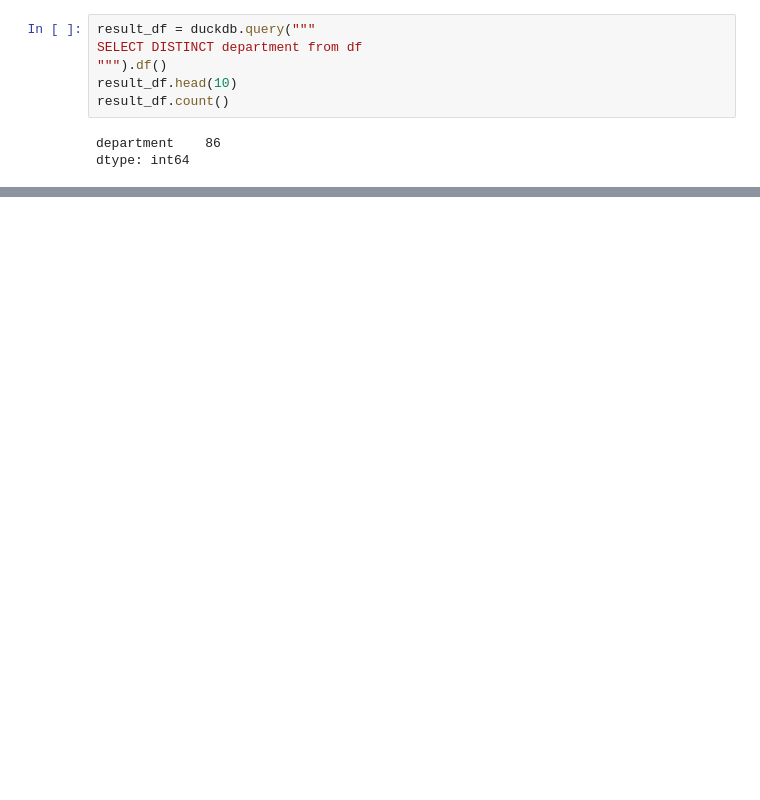
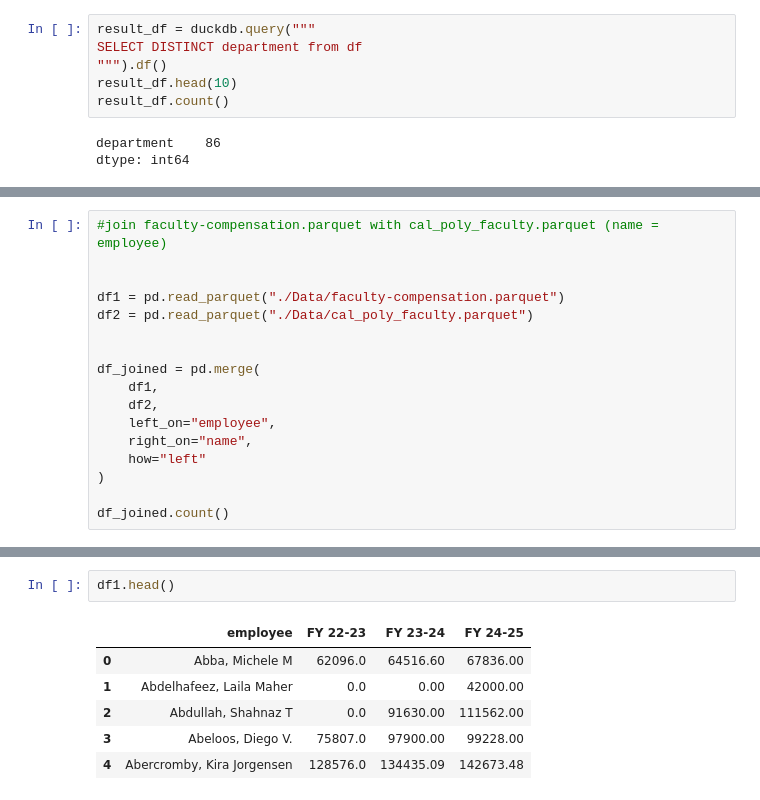
Before and after one commit to CSC4693-Fall-2026/CSC4693, a Jupyter notebook: Faculty/initial_exploration.ipynb, the cells around one changed output, grey strips where cells are left out. Saved outputs shown, nothing was run; the diff lists cells and outputs as text; blank space fills up the shorter version.

```diff
--- a/Faculty/initial_exploration.ipynb
+++ b/Faculty/initial_exploration.ipynb
@@ -135,0 +180,17 @@ dtype: int64
+# %%
+#join faculty-compensation.parquet with cal_poly_faculty.parquet (name = employee)
+
+
+df1 = pd.read_parquet("./Data/faculty-compensation.parquet")
+df2 = pd.read_parquet("./Data/cal_poly_faculty.parquet")
+
+
+df_joined = pd.merge(
+    df1,
+    df2,
+    left_on="employee",
+    right_on="name",
+    how="left"
+)
+
+df_joined.count()
@@ -135,0 +214,9 @@ dtype: int64
+# %%
+df1.head()
+# %% [output]
+|  | employee | FY 22-23 | FY 23-24 | FY 24-25 |
+| 0 | Abba, Michele M | 62096.0 | 64516.60 | 67836.00 |
+| 1 | Abdelhafeez, Laila Maher | 0.0 | 0.00 | 42000.00 |
+| 2 | Abdullah, Shahnaz T | 0.0 | 91630.00 | 111562.00 |
+| 3 | Abeloos, Diego V. | 75807.0 | 97900.00 | 99228.00 |
+| 4 | Abercromby, Kira Jorgensen | 128576.0 | 134435.09 | 142673.48 |
```
Also changed, not shown: parts of 5 cells of this notebook, 1 other file.
